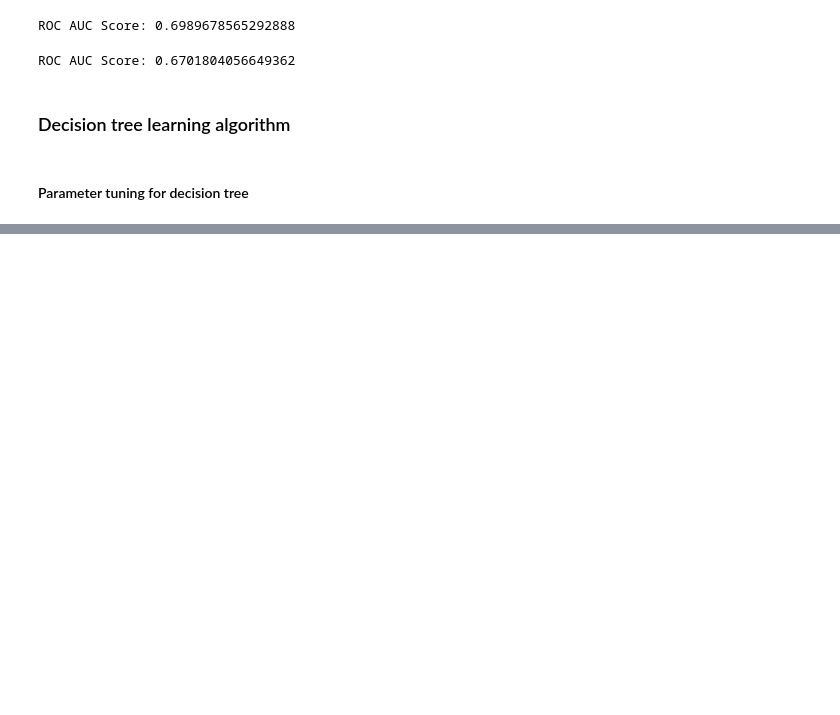
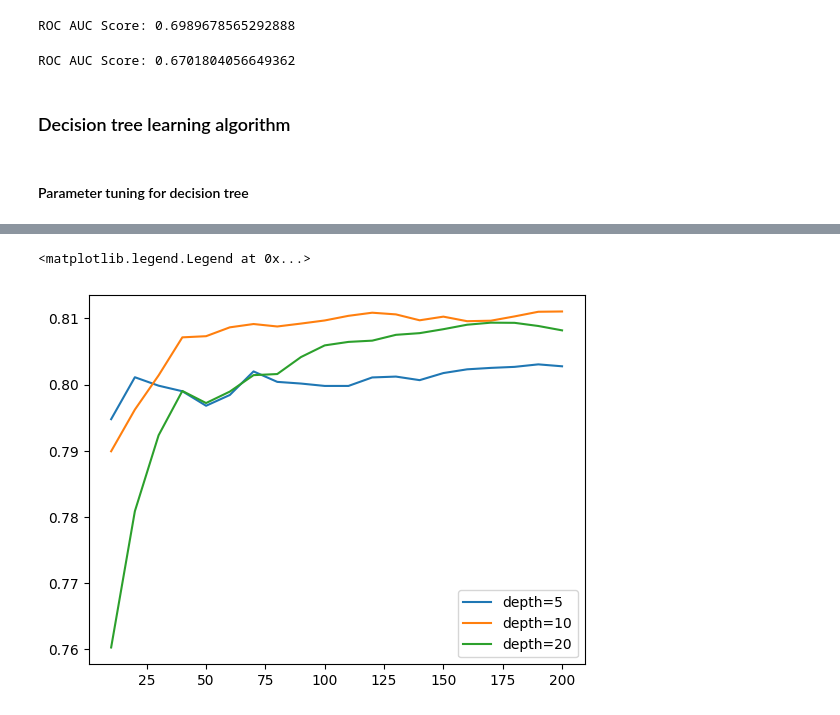
Before and after one commit to JRamos84/ML-Bookcamp-projects, a Jupyter notebook: chapter_06_credit_risk/notebooks/1_EDA_credist_risk.ipynb, the cells around one changed output, grey strips where cells are left out. Cells and saved outputs as stored; diff of their text form; code cells hidden in the pictures; blank space fills up the shorter version.

```diff
--- a/chapter_06_credit_risk/notebooks/1_EDA_credist_risk.ipynb
+++ b/chapter_06_credit_risk/notebooks/1_EDA_credist_risk.ipynb
@@ -474,0 +533,15 @@ leaf=15 and max_depth=6 (table 6.1).
+# %%
+all_aucs = {}
+
+for depth in [5,10,20]:
+    print('depth: %s' % depth)
+    aucs = []
+
+    for i in range(10,201,10):
+        rf = RandomForestClassifier(n_estimators=i, max_depth=depth, random_state=42)
+        rf.fit(X_train, y_train)
+        y_pred = rf.predict_proba(X_val)[:, 1]
+        auc = roc_auc_score(y_val, y_pred)
+        print('%s -> %.3f' % (i, auc))
+        aucs.append(auc)
+    all_aucs[depth] = aucs
@@ -474,0 +566,9 @@ leaf=15 and max_depth=6 (table 6.1).
+# %%
+num_trees = list(range(10, 201, 10))
+plt.plot(num_trees, all_aucs[5], label='depth=5')
+plt.plot(num_trees, all_aucs[10], label='depth=10')
+plt.plot(num_trees, all_aucs[20], label='depth=20')
+plt.legend()
+# %% [output]
+<matplotlib.legend.Legend at 0x...>
+[figure, added]
```
Also changed, not shown: parts of 16 cells of this notebook.
